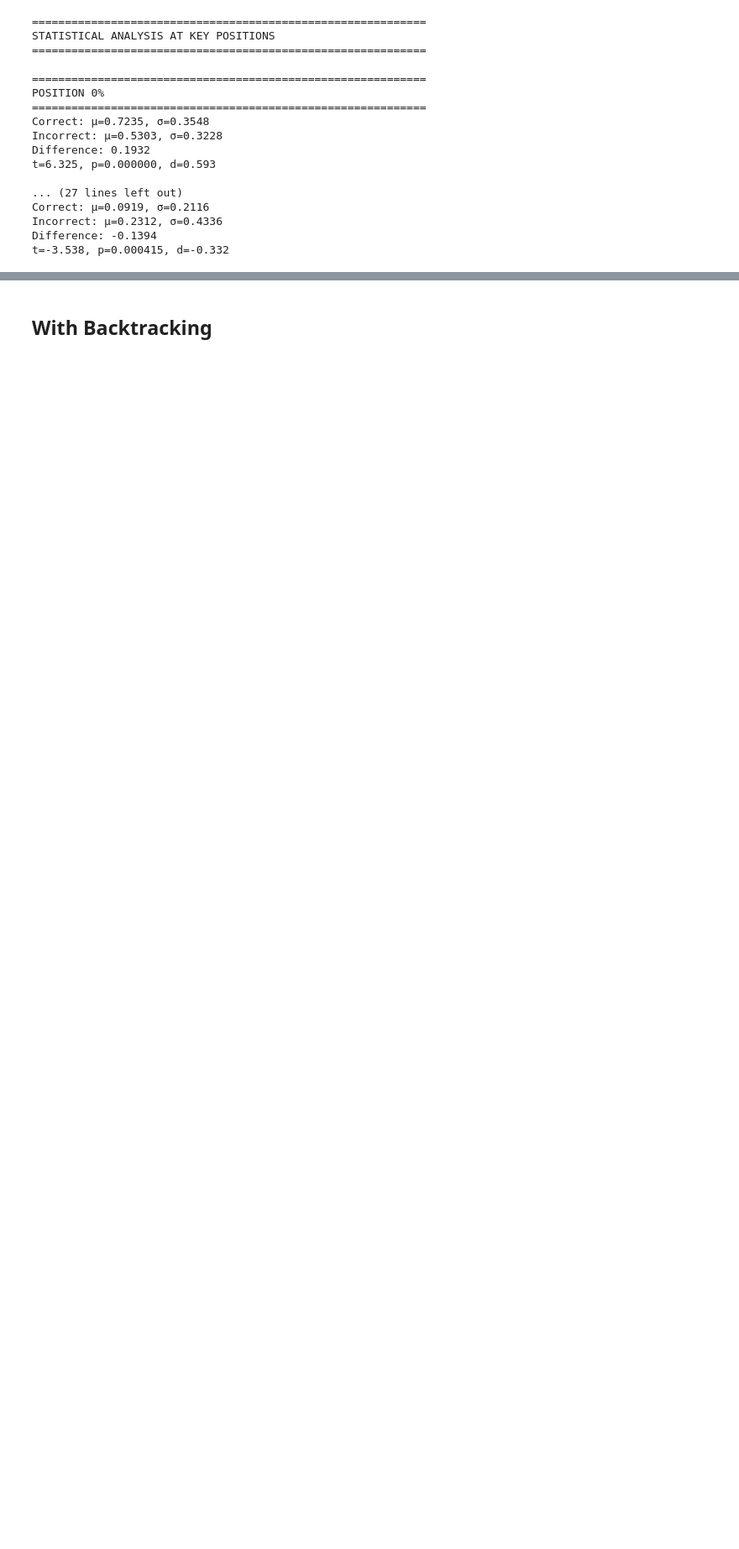
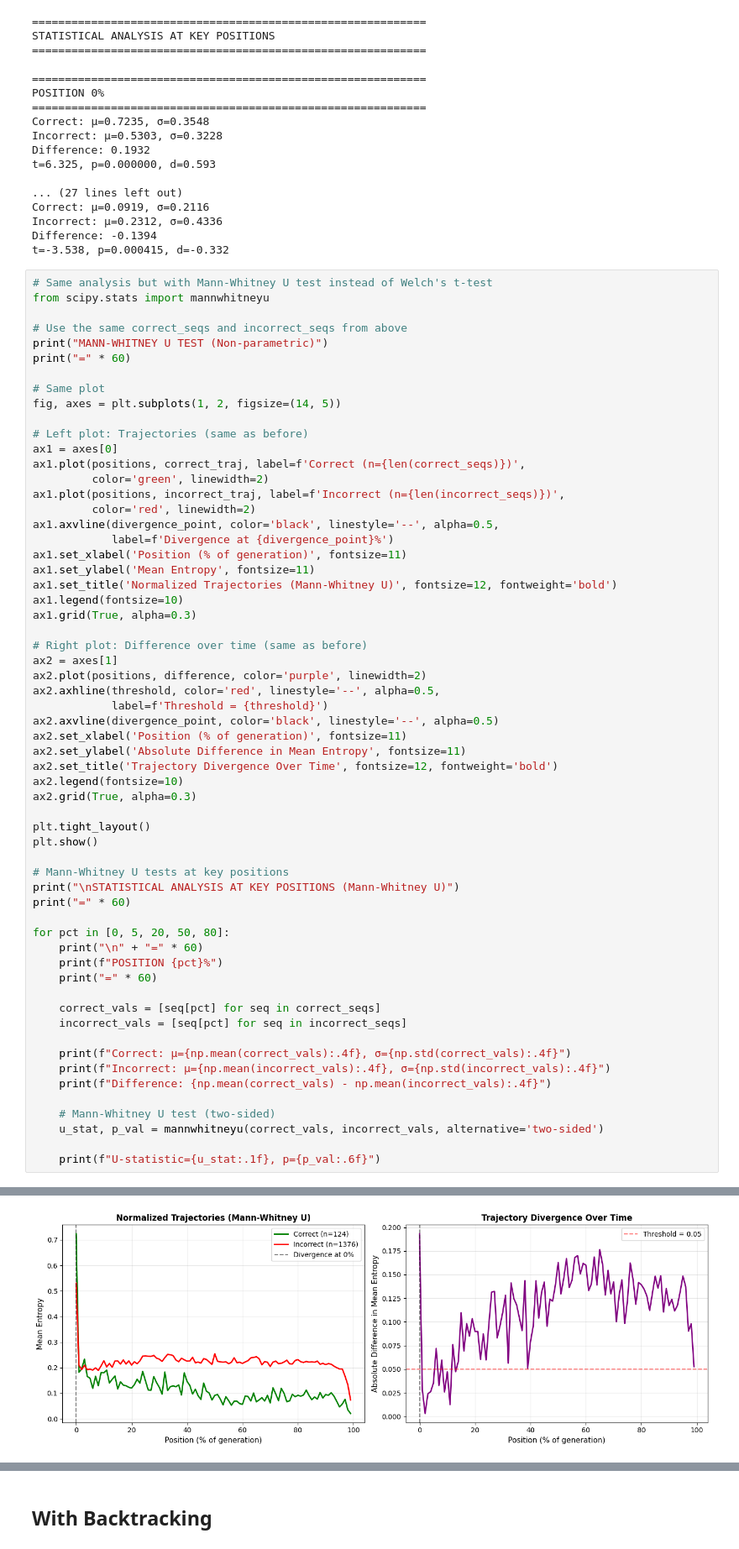
Before and after one commit to adityashukzy/MAT1510-Project, a Jupyter notebook: aggregate.ipynb, the cells around one changed output, grey strips where cells are left out. Shown at 84% size. Cells and saved outputs as stored; diff of their text form; blank space fills up the shorter version.

Commit message:
Push latest analysis

```diff
--- a/aggregate.ipynb
+++ b/aggregate.ipynb
@@ -703,3 +713,64 @@ Correct: μ=0.0919, σ=0.2116
 Incorrect: μ=0.2312, σ=0.4336
 Difference: -0.1394
 t=-3.538, p=0.000415, d=-0.332
+# %%
+# Same analysis but with Mann-Whitney U test instead of Welch's t-test
+from scipy.stats import mannwhitneyu
+
+# Use the same correct_seqs and incorrect_seqs from above
+print("MANN-WHITNEY U TEST (Non-parametric)")
+print("=" * 60)
+
+# Same plot
+fig, axes = plt.subplots(1, 2, figsize=(14, 5))
+
+# Left plot: Trajectories (same as before)
+ax1 = axes[0]
+ax1.plot(positions, correct_traj, label=f'Correct (n={len(correct_seqs)})',
+         color='green', linewidth=2)
+ax1.plot(positions, incorrect_traj, label=f'Incorrect (n={len(incorrect_seqs)})',
+         color='red', linewidth=2)
+ax1.axvline(divergence_point, color='black', linestyle='--', alpha=0.5,
+            label=f'Divergence at {divergence_point}%')
+ax1.set_xlabel('Position (% of generation)', fontsize=11)
+ax1.set_ylabel('Mean Entropy', fontsize=11)
+ax1.set_title('Normalized Trajectories (Mann-Whitney U)', fontsize=12, fontweight='bold')
+ax1.legend(fontsize=10)
+ax1.grid(True, alpha=0.3)
+
+# Right plot: Difference over time (same as before)
+ax2 = axes[1]
+ax2.plot(positions, difference, color='purple', linewidth=2)
+ax2.axhline(threshold, color='red', linestyle='--', alpha=0.5,
+            label=f'Threshold = {threshold}')
+ax2.axvline(divergence_point, color='black', linestyle='--', alpha=0.5)
+ax2.set_xlabel('Position (% of generation)', fontsize=11)
+ax2.set_ylabel('Absolute Difference in Mean Entropy', fontsize=11)
+ax2.set_title('Trajectory Divergence Over Time', fontsize=12, fontweight='bold')
+ax2.legend(fontsize=10)
+ax2.grid(True, alpha=0.3)
+
+plt.tight_layout()
+plt.show()
+
+# Mann-Whitney U tests at key positions
+print("\nSTATISTICAL ANALYSIS AT KEY POSITIONS (Mann-Whitney U)")
+print("=" * 60)
+
+for pct in [0, 5, 20, 50, 80]:
+    print("\n" + "=" * 60)
+    print(f"POSITION {pct}%")
+    print("=" * 60)
+
+    correct_vals = [seq[pct] for seq in correct_seqs]
+    incorrect_vals = [seq[pct] for seq in incorrect_seqs]
+
+    print(f"Correct: μ={np.mean(correct_vals):.4f}, σ={np.std(correct_vals):.4f}")
+    print(f"Incorrect: μ={np.mean(incorrect_vals):.4f}, σ={np.std(incorrect_vals):.4f}")
+    print(f"Difference: {np.mean(correct_vals) - np.mean(incorrect_vals):.4f}")
+
+    # Mann-Whitney U test (two-sided)
+    u_stat, p_val = mannwhitneyu(correct_vals, incorrect_vals, alternative='two-sided')
+
+    print(f"U-statistic={u_stat:.1f}, p={p_val:.6f}")
+# %% [output]
@@ -705,0 +779 @@ t=-3.538, p=0.000415, d=-0.332
+[figure, added]
```
Also changed, not shown: parts of 6 cells of this notebook, 3 other files.
